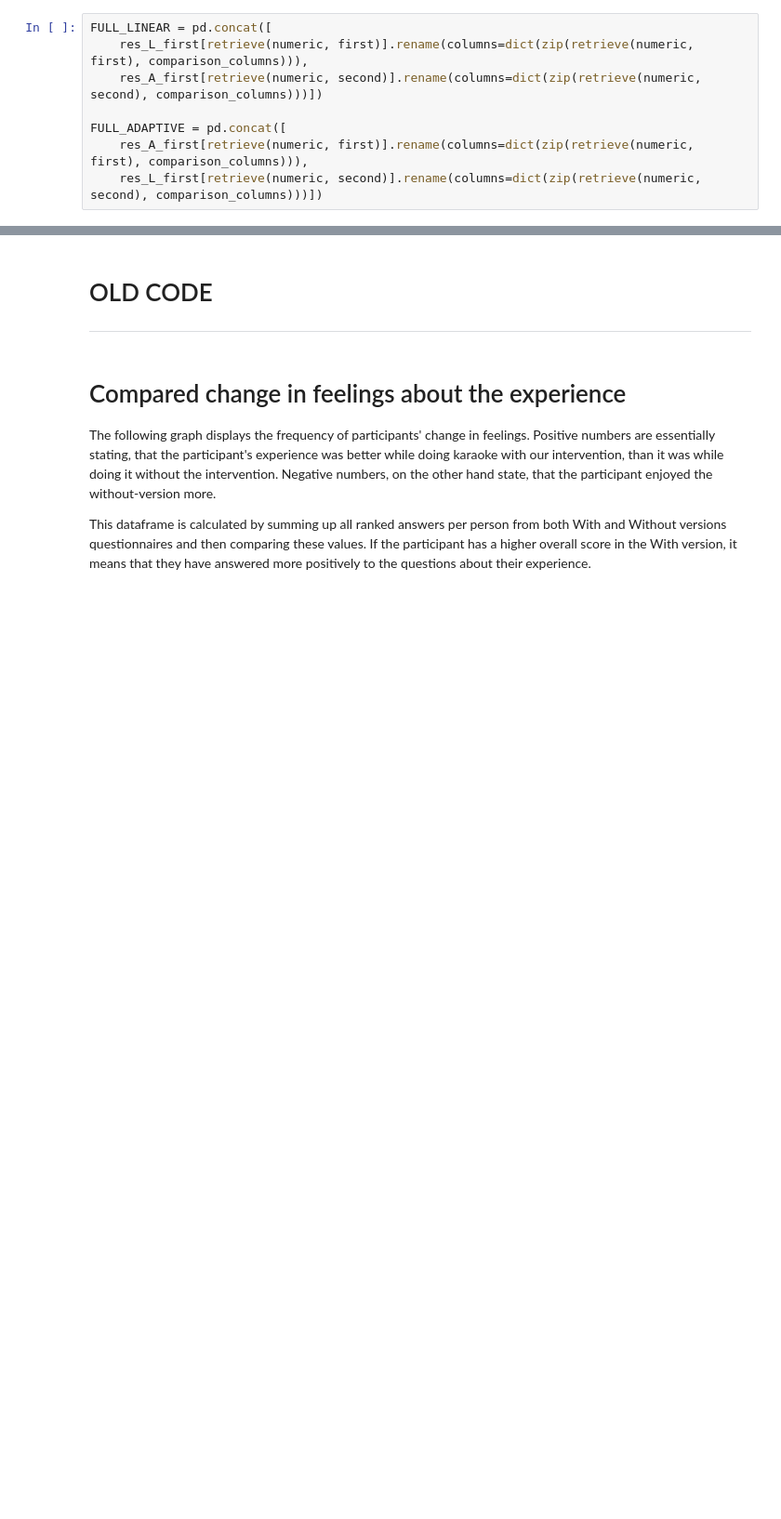
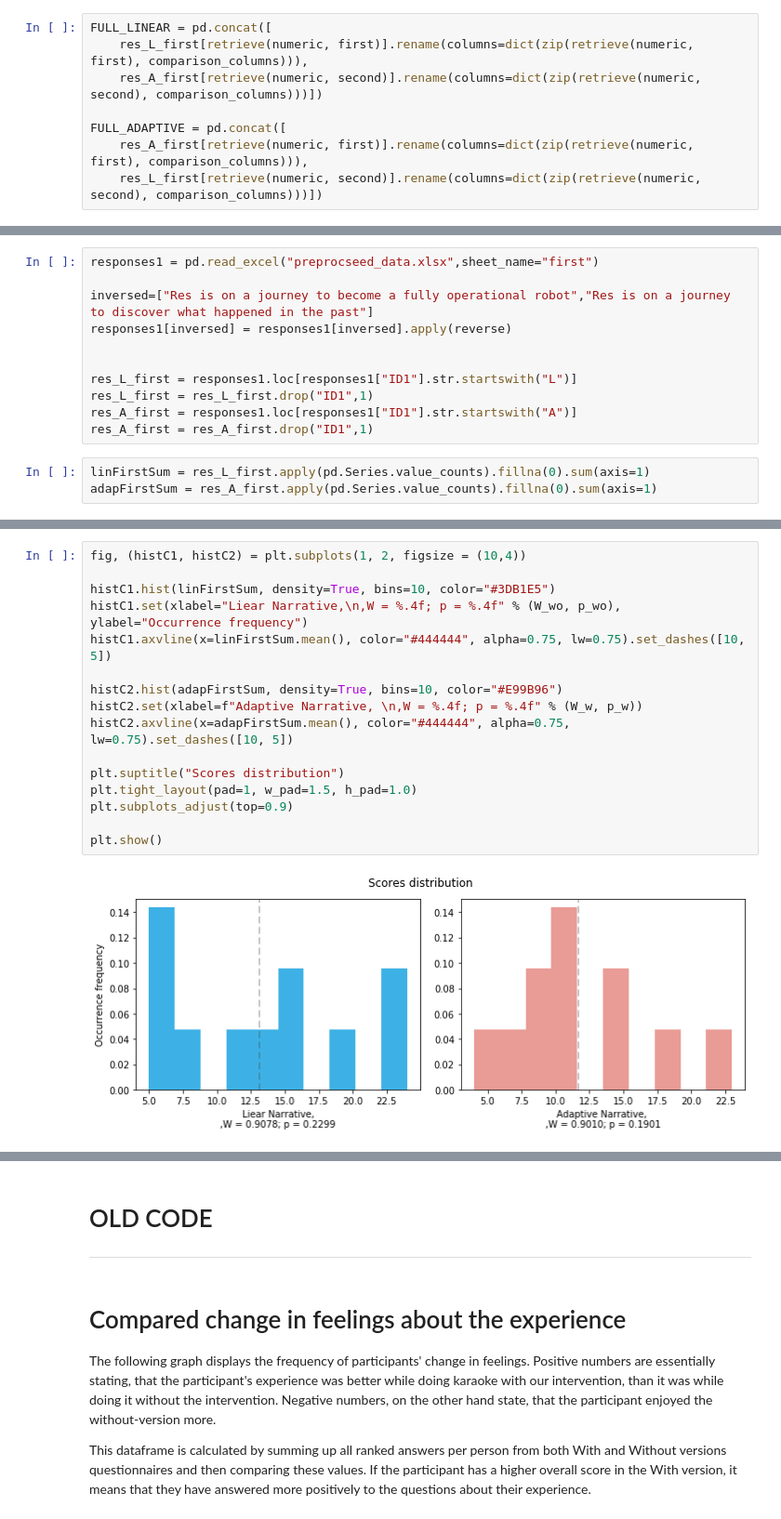
Before and after one commit to adrhegedus/MEA-G502-2020, a Jupyter notebook: evaluation.ipynb, the cells around one changed output, grey strips where cells are left out. Shown at 93% size. Drawn from its saved outputs; the diff is of its cells as text; blank space fills up the shorter version.

```diff
--- a/evaluation.ipynb
+++ b/evaluation.ipynb
@@ -245,0 +337,14 @@ plt.show()
+# %%
+responses1 = pd.read_excel("preprocseed_data.xlsx",sheet_name="first")
+
+inversed=["Res is on a journey to become a fully operational robot","Res is on a journey to discover what happened in the past"]
+responses1[inversed] = responses1[inversed].apply(reverse)
+
+
+res_L_first = responses1.loc[responses1["ID1"].str.startswith("L")]
+res_L_first = res_L_first.drop("ID1",1)
+res_A_first = responses1.loc[responses1["ID1"].str.startswith("A")]
+res_A_first = res_A_first.drop("ID1",1)
+# %%
+linFirstSum = res_L_first.apply(pd.Series.value_counts).fillna(0).sum(axis=1)
+adapFirstSum = res_A_first.apply(pd.Series.value_counts).fillna(0).sum(axis=1)
@@ -245,0 +370,18 @@ plt.show()
+# %%
+fig, (histC1, histC2) = plt.subplots(1, 2, figsize = (10,4))
+
+histC1.hist(linFirstSum, density=True, bins=10, color="#3DB1E5")
+histC1.set(xlabel="Liear Narrative,\n,W = %.4f; p = %.4f" % (W_wo, p_wo), ylabel="Occurrence frequency")
+histC1.axvline(x=linFirstSum.mean(), color="#444444", alpha=0.75, lw=0.75).set_dashes([10, 5])
+
+histC2.hist(adapFirstSum, density=True, bins=10, color="#E99B96")
+histC2.set(xlabel=f"Adaptive Narrative, \n,W = %.4f; p = %.4f" % (W_w, p_w))
+histC2.axvline(x=adapFirstSum.mean(), color="#444444", alpha=0.75, lw=0.75).set_dashes([10, 5])
+
+plt.suptitle("Scores distribution")
+plt.tight_layout(pad=1, w_pad=1.5, h_pad=1.0)
+plt.subplots_adjust(top=0.9)
+
+plt.show()
+# %% [output]
+[figure, added]
```
Also changed, not shown: parts of 30 cells of this notebook, 2 other files.
